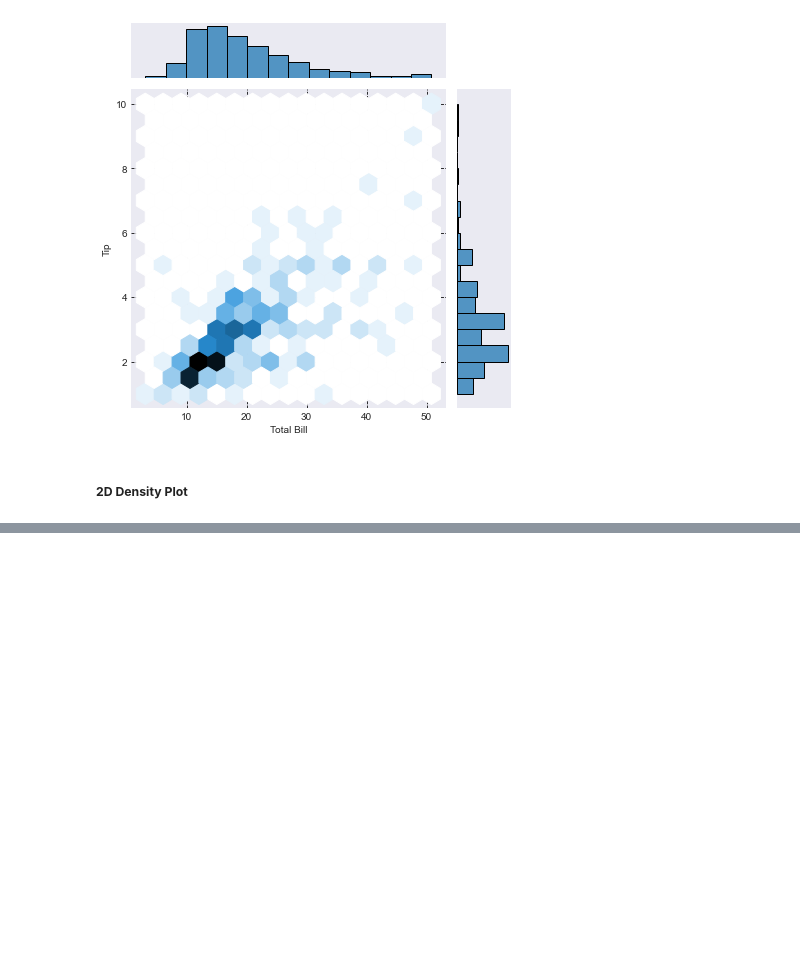
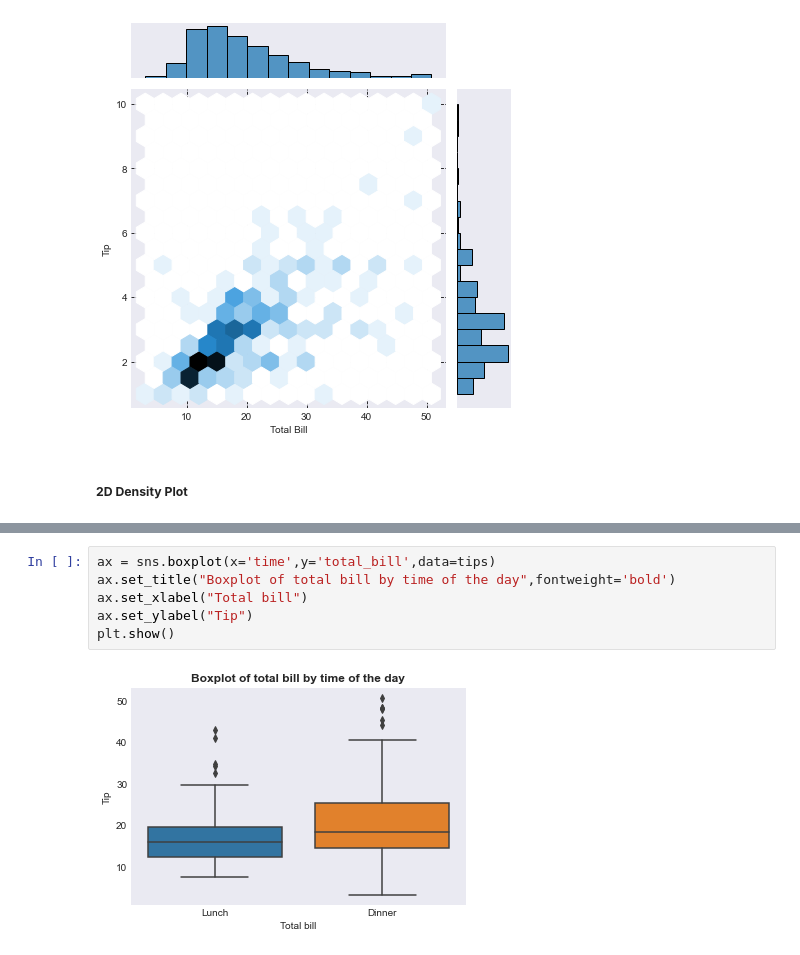
Before and after one commit to prakharjadaun/ML-Learn-With-Me, a Jupyter notebook: 06 - Introduction To Plotting.ipynb, the cells around one changed output, grey strips where cells are left out. Saved outputs shown, nothing was run; the diff lists cells and outputs as text; blank space fills up the shorter version.

```diff
--- a/06 - Introduction To Plotting.ipynb
+++ b/06 - Introduction To Plotting.ipynb
@@ -465,0 +509,8 @@ plt.show()
+# %%
+ax = sns.boxplot(x='time',y='total_bill',data=tips)
+ax.set_title("Boxplot of total bill by time of the day",fontweight='bold')
+ax.set_xlabel("Total bill")
+ax.set_ylabel("Tip")
+plt.show()
+# %% [output]
+[figure, added]
```
Also changed, not shown: parts of 13 cells of this notebook.
